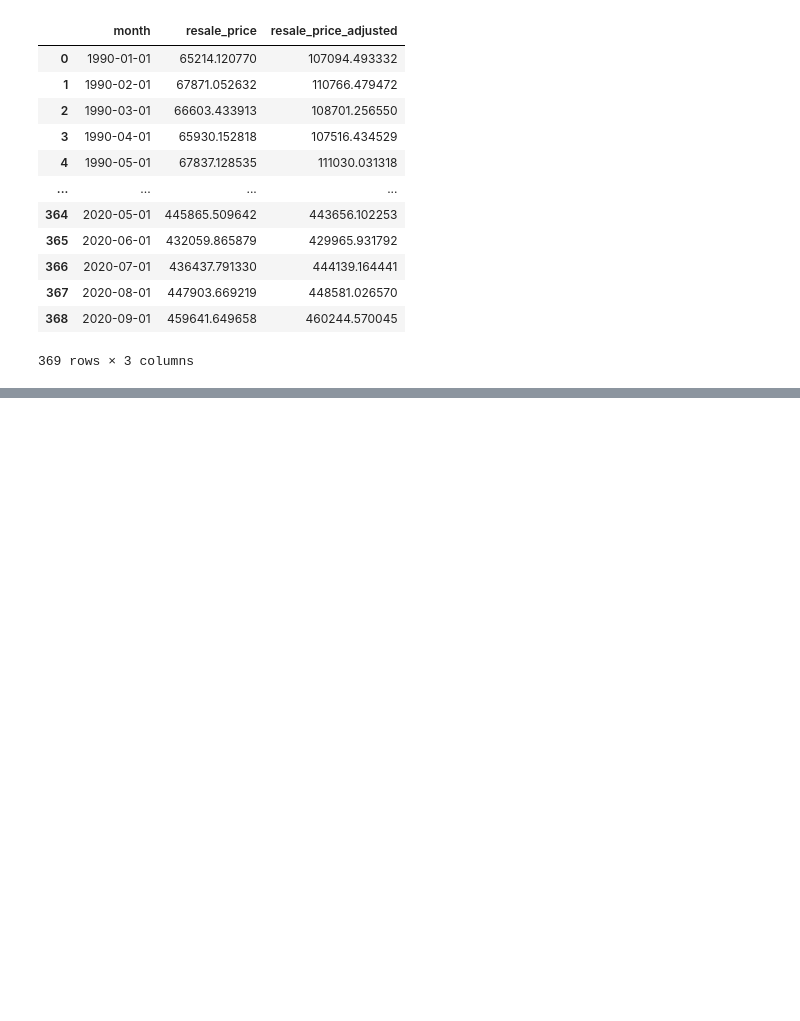
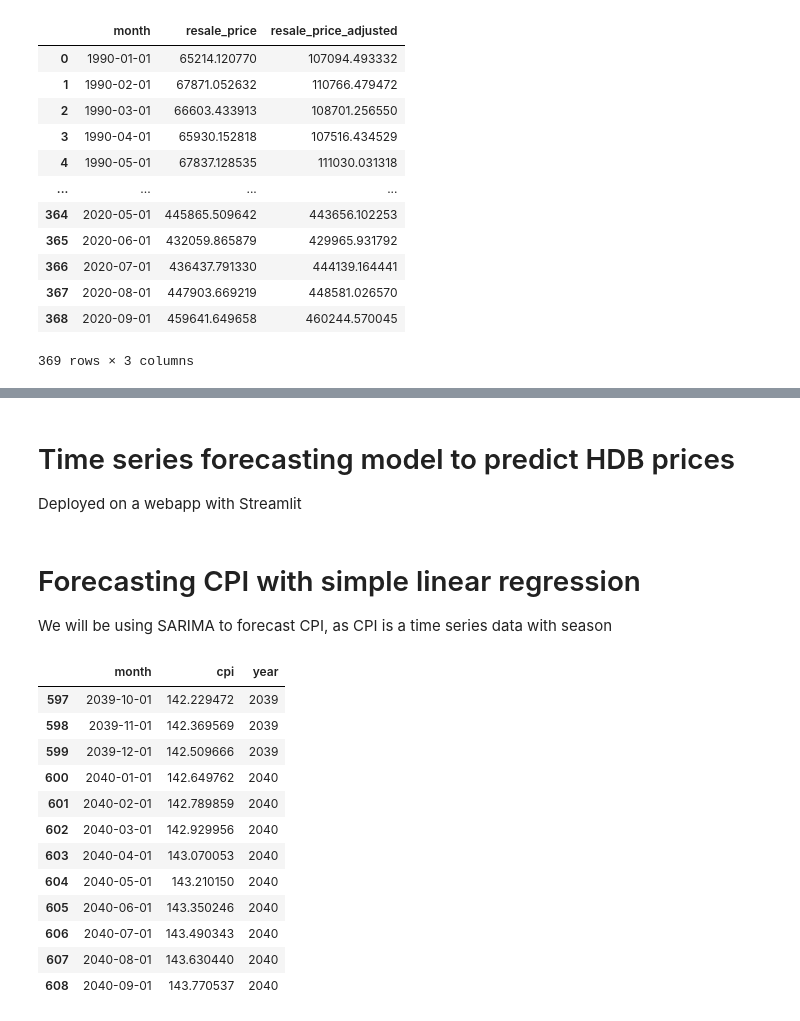
Before and after one commit to jayelle0609/HDB_Historical_Price_Analysis, a Jupyter notebook: HDB_Prices_Forecast.ipynb, the cells around one changed output, grey strips where cells are left out. Drawn from its saved outputs; the diff is of its cells as text; code cells hidden in the pictures; blank space fills up the shorter version.

```diff
--- a/HDB_Prices_Forecast.ipynb
+++ b/HDB_Prices_Forecast.ipynb
@@ -712,0 +727,47 @@ hdb_all[hdb_all['month'].isnull()]
+# %% [markdown]
+# Time series forecasting model to predict HDB prices
+Deployed on a webapp with Streamlit
+# %% [markdown]
+# Forecasting CPI with simple linear regression
+We will be using SARIMA to forecast CPI, as CPI is a time series data with season
+# %%
+from sklearn.linear_model import LinearRegression
+import numpy as np
+
+import matplotlib.pyplot as plt
+
+# Prepare data for linear regression: use month as ordinal (integer)
+cpi_ts = hdb_all.drop_duplicates('month').set_index('month').sort_index()['cpi']
+X = np.arange(len(cpi_ts)).reshape(-1, 1)
+y = cpi_ts.values
+
+# Fit linear regression
+lr = LinearRegression()
+lr.fit(X, y)
+
+# Predict for existing and future months
+future_steps = 240
+X_future = np.arange(len(cpi_ts) + future_steps).reshape(-1, 1)
+cpi_pred = lr.predict(X_future)
+
+# Build DataFrame for forecasted CPI
+future_months = pd.date_range(start=cpi_ts.index.min(), periods=len(X_future), freq='MS')
+cpi_lr_forecast_df = pd.DataFrame({'month': future_months, 'cpi': cpi_pred})
+cpi_lr_forecast_df['year'] = cpi_lr_forecast_df['month'].dt.year
+# %%
+# Show forecasted CPI for next 10 years
+cpi_lr_forecast_df.tail(12)
+# %% [output]
+|  | month | cpi | year |
+| 597 | 2039-10-01 | 142.229472 | 2039 |
+| 598 | 2039-11-01 | 142.369569 | 2039 |
+| 599 | 2039-12-01 | 142.509666 | 2039 |
+| 600 | 2040-01-01 | 142.649762 | 2040 |
+| 601 | 2040-02-01 | 142.789859 | 2040 |
+| 602 | 2040-03-01 | 142.929956 | 2040 |
+| 603 | 2040-04-01 | 143.070053 | 2040 |
+| 604 | 2040-05-01 | 143.210150 | 2040 |
+| 605 | 2040-06-01 | 143.350246 | 2040 |
+| 606 | 2040-07-01 | 143.490343 | 2040 |
+| 607 | 2040-08-01 | 143.630440 | 2040 |
+| 608 | 2040-09-01 | 143.770537 | 2040 |
```
Also changed, not shown: parts of 15 cells of this notebook, 7 other files.
